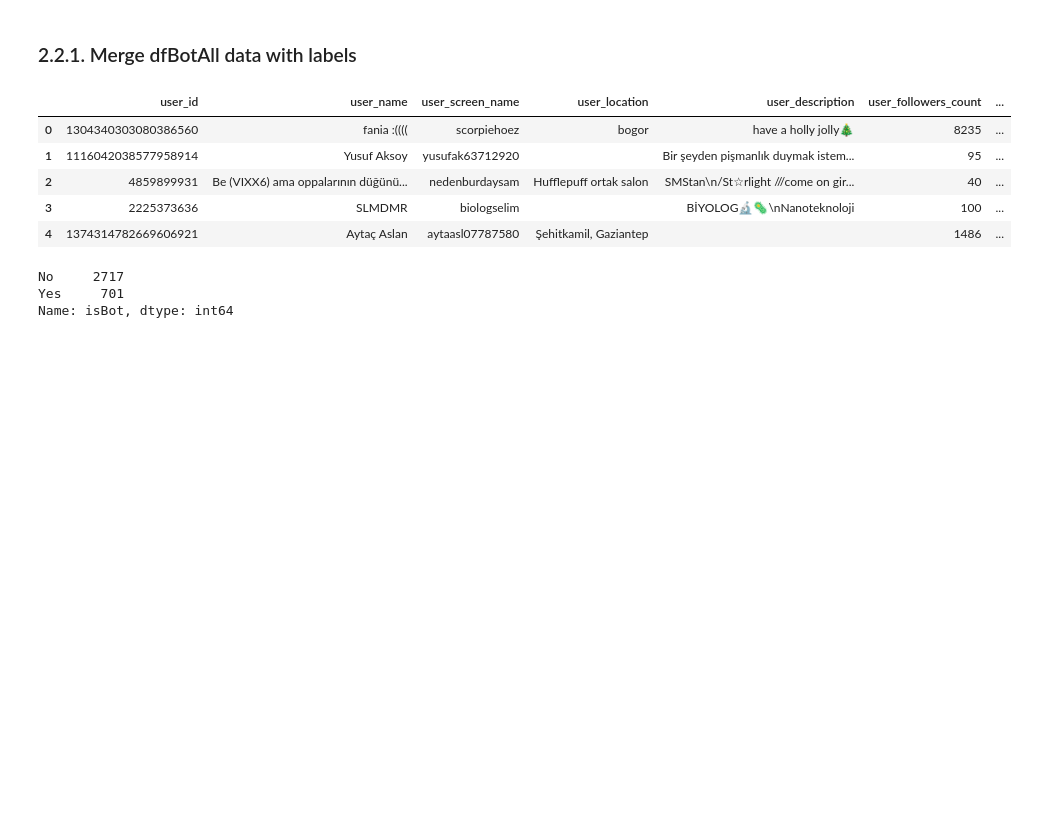
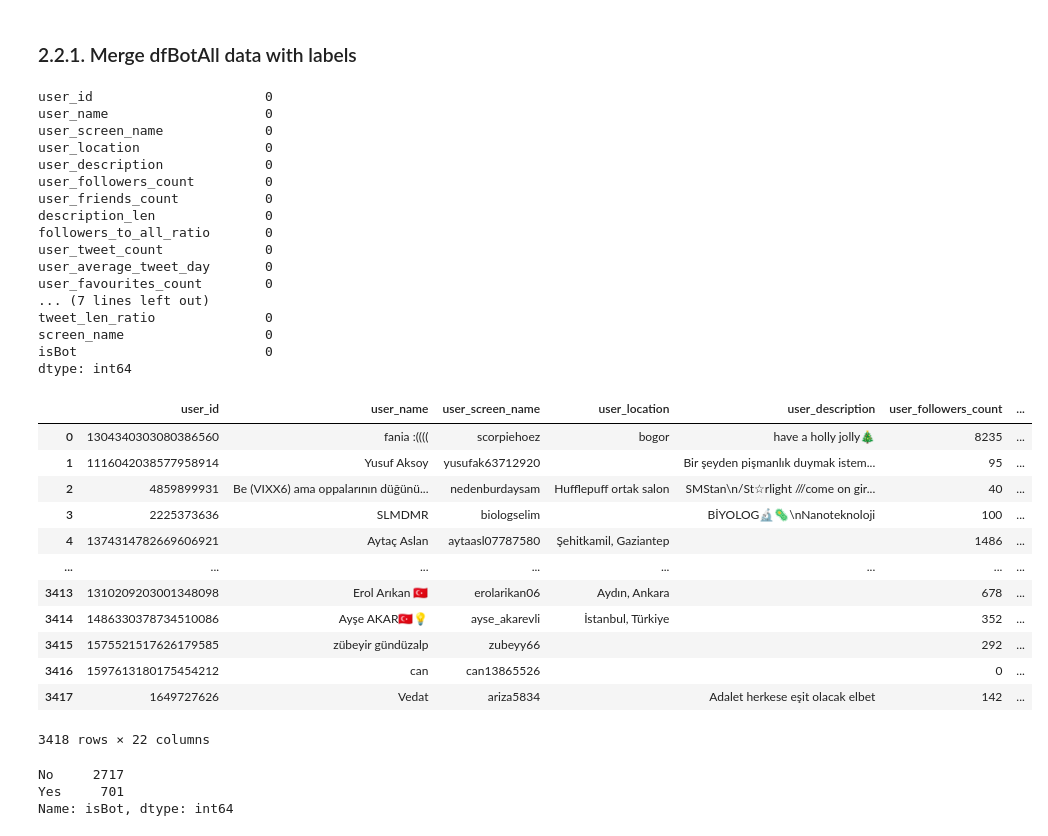
Before and after one commit to gorkemyar/Bot-or-Political-Project, a Jupyter notebook: proje.ipynb, the cells around one changed output. Cells and saved outputs as stored; diff of their text form; code cells hidden in the pictures; blank space fills up the shorter version.

Commit message:
second round

```diff
--- a/proje.ipynb
+++ b/proje.ipynb
@@ -23,9 +21,9 @@ Error:
 # %% [markdown]
 ## 0.2. DEFINE VARIABLES
 # %%
-DATA_PATH = '/Users/gorkemyar/Desktop/CS412/'
+DATA_PATH = r'C:\Users\rebah\Desktop\CS_S03E02\CS 412\408 Project\Bot-or-Political-Project\\'
 
-ROUND = 1 # This project will have 3 rounds of predictions: 1,2,3
+ROUND = 2 # This project will have 3 rounds of predictions: 1,2,3
 STUDENT_ID = '27970'#'<insert-your-id-here>'
 PROJECT_CODE = 'CS4123fa87858939a'#'<insert-your-code-here>' # Same code for the annotation eg. CS412xxxxx
 # %% [markdown]
@@ -209,18 +213,20 @@ def total_interactions(retweet_count, favorite_count):
 # %%
 def is_retweeted_user_politician(username):
 
-    political_figures = ['rterdogan', 'mansuryavas06', 'ekrem_imamoglu', 'dbdevletbahceli', 'meral_aksener', 'kilicdarogluk',
-                        'drfahrettinkoca', 'suleymansoylu', 'umitozdag', 'vekilince', 't_karamollaoglu', 'dogu_perincek',
-                        'vedatbilgn', 'ahmet_davutoglu', 'fuatoktay', 'fahrettinaltun', 'nureddinnebati', 'vahitkirisci',
-                        'akparti', '06melihgokcekvatan', 'türkiye', 'parti', 'bayrak', 'millet', 'CHP', 'AKP', 'iyi parti',
-                        'allah', 'din', 'türk', 'demokrasi', 'devlet', 'meclispolitika', 'oy', 'seçim', 'cumhuriyet', 'adalet',
-                        'haksızlık', 'ekonomi', 'sağlık', 'eğitim', 'hak', 'dolar', 'atama', 'kadro', 'milletvekili', 'ülke',
-                        'bakan', '06melihgokcek', 'tcbestepe', 'varank', 'bekirpakdemirli', 'akaraismailoglu', 'alpayozalan35',
-                        'kasapoglu', 'murat_kurum', 'tc_icisleri', 'akkadinistanbul', 'herkesicinchp', 'ibbhabercomtr', 'mevlutcavusoglu',
-                        'tcbuyuksehir', 'mhp_bilgi', 'deryayanikashb', 'erkankandemir', 'ayyildirim1', 'rtedijital', 'azpresident',
-                        'aysekesir', 'abdulhamitgul', 'gergerliogluof', 'tc_disisleri', 'rbklndr', 'osmannnurika', 'mehmedmus',
-                        'gazetesozcu', 'omerrcelik', 'e_semihyalcin', 'mehmetay01', 'fatmasahin', 'yildiraycicek9', 'csbgovtr',
-                        'ahmetsceylan', 'tokcem', 'muratsahin2023', 'ziyaselcuk', 'fatih_donmez']
+
+    political_figures = ['rterdogan', 'mansuryavas06', 'ekrem_imamoglu', 'dbdevletbahceli', 'meral_aksener', 'kilicdarogluk', 'drfahrettinkoca',
+    'suleymansoylu', 'umitozdag', 'vekilince', 't_karamollaoglu', 'dogu_perincek', 'vedatbilgn', 'ahmet_davutoglu', 'fuatoktay', 'fahrettinaltun',
+    'nureddinnebati', 'vahitkirisci', 'akparti', '06melihgokcekvatan', 'CHP', 'AKP', 'iyi parti', 'meclispolitika', '06melihgokcek', 'tcbestepe',
+    'varank', 'bekirpakdemirli', 'akaraismailoglu', 'alpayozalan35', 'kasapoglu', 'murat_kurum', 'tc_icisleri', 'akkadinistanbul', 'herkesicinchp',
+     'ibbhabercomtr', 'mevlutcavusoglu', 'tcbuyuksehir', 'mhp_bilgi', 'deryayanikashb', 'erkankandemir', 'ayyildirim1', 'rtedijital', 'azpresident',
+     'aysekesir', 'abdulhamitgul', 'gergerliogluof', 'tc_disisleri', 'rbklndr', 'osmannnurika', 'mehmedmus', 'gazetesozcu', 'omerrcelik', 'e_semihyalcin',
+     'mehmetay01', 'fatmasahin', 'yildiraycicek9', 'csbgovtr', 'ahmetsceylan', 'tokcem', 'muratsahin2023', 'ziyaselcuk', 'fatih_donmez', 'RT_Erdogan',
+     'CemilCicekTBMM', 'Y_Akdogan', 'BuGedikli', 'emrullahisler', 'Salih_Kapusuz', 'MevlutCavusoglu', 'memetsimsek', 'Vahit_Kiler', 'bulent_arinc',
+     'salimuslu_', 'ZeybekciNihat', 'mehmetmehdieker', 'MuezzinogluDR', 'DrRecepAkdag', 'Bakan_NabiAvci', 'eskoca26', 'hc_huseyincelik', 'samiltayyar27',
+     'caniklinurettin', 'erginsadullah', 'Nimet_Bas', 'idrisgulluce', 'BurhanKuzu', 'MA_Sahin', 'mustafaelitas', 'taneryildizetkb', 'Ahmet_Davutoglu',
+     'Recaiberber', 'NSBayraktar', 'Hayati_Yazici', 'Aysenurislam', 'ackilic76', 'suatkilic', 'ismetyilmaz58', 'csgbfarukcelik', 'farukozaktrb',
+     'KoksalToptan', 'MSErdinc', 'necdetunuvar', 'VeyselEroglu', 'halilurun', 'tulayselamoglu', 'seyitsertcelik', 'AliAYDINLIOLU', 'mustafaatas',
+     'aberatconkar', 'halideincekara', 'HARUNKARACA1', 'BelmaSatir', 'Nesrin_ulema', 'muzafferyurttas', 'yukselozden', 'selvi_51', 'aliihsanyavuz54', 'TBMMGenelKurulu']
 
     is_politician = 0;
 
@@ -629,6 +635,14 @@ dfBotTweets
 dfBotAll = dfBot.merge(dfBotTweets,
                        how='left')
 
+dfBotAll['retweet_total_ratio'].fillna(dfBotAll['retweet_total_ratio'].mean(), inplace=True)
+dfBotAll['num_median_favorites'].fillna(dfBotAll['num_median_favorites'].mean(), inplace=True)
+dfBotAll['num_of_tweets'].fillna(dfBotAll['num_of_tweets'].mean(), inplace=True)
+dfBotAll['unique_tweet_ratio'].fillna(dfBotAll['unique_tweet_ratio'].mean(), inplace=True)
+dfBotAll['mention_ratio'].fillna(dfBotAll['mention_ratio'].mean(), inplace=True)
+dfBotAll['hashtag_ratio'].fillna(dfBotAll['hashtag_ratio'].mean(), inplace=True)
+dfBotAll['retweet_unique_user_ratio'].fillna(dfBotAll['retweet_unique_user_ratio'].mean(), inplace=True)
+dfBotAll['tweet_len_ratio'].fillna(dfBotAll['tweet_len_ratio'].mean(), inplace=True)
 
 print(dfBotAll.isna().sum())
 #dfBotAll[['retweet_total_ratio', 'num_median_favorites', 'hashtag_ratio', 'tweet_len_ratio', 'unique_tweet_ratio']] = dfBotAll[['retweet_total_ratio', 'num_median_favorites','hashtag_ratio', 'tweet_len_ratio', 'unique_tweet_ratio']].fillna(0)
@@ -946,16 +953,40 @@ dfBotAll.user_screen_name = dfBotAll.user_screen_name.str.lower()
 # %%
 dfBotAll_train = dfBotAll.merge(trainingUserDf,
                                left_on='user_screen_name',
                                right_on='screen_name')
-dfBotAll_train = dfBotAll_train.dropna()
-dfBotAll_train.head(5)
+print(dfBotAll_train.isna().sum())
+dfBotAll_train
 # %% [output]
+user_id                      0
+user_name                    0
+user_screen_name             0
+user_location                0
+user_description             0
+user_followers_count         0
+user_friends_count           0
+description_len              0
+followers_to_all_ratio       0
+user_tweet_count             0
+user_average_tweet_day       0
+user_favourites_count        0
+... (7 lines left out)
+tweet_len_ratio              0
+screen_name                  0
+isBot                        0
+dtype: int64
 |  | user_id | user_name | user_screen_name | user_location | user_description | user_followers_count | ... |
 | 0 | 1304340303080386560 | fania :(((( | scorpiehoez | bogor | have a holly jolly🎄 | 8235 | ... |
 | 1 | 1116042038577958914 | Yusuf Aksoy | yusufak63712920 |  | Bir şeyden pişmanlık duymak istem... | 95 | ... |
 | 2 | 4859899931 | Be (VIXX6) ama oppalarının düğünü... | nedenburdaysam | Hufflepuff ortak salon | SMStan\n/St☆rlight ///come on gir... | 40 | ... |
 | 3 | 2225373636 | SLMDMR | biologselim |  | BİYOLOG🔬🦠\nNanoteknoloji | 100 | ... |
 | 4 | 1374314782669606921 | Aytaç Aslan | aytaasl07787580 | Şehitkamil, Gaziantep |  | 1486 | ... |
+| ... | ... | ... | ... | ... | ... | ... | ... |
+| 3413 | 1310209203001348098 | Erol Arıkan 🇹🇷 | erolarikan06 | Aydın, Ankara |  | 678 | ... |
+| 3414 | 1486330378734510086 | Ayşe AKAR🇹🇷💡 | ayse_akarevli | İstanbul, Türkiye |  | 352 | ... |
+| 3415 | 1575521517626179585 | zübeyir gündüzalp | zubeyy66 |  |  | 292 | ... |
+| 3416 | 1597613180175454212 | can | can13865526 |  |  | 0 | ... |
+| 3417 | 1649727626 | Vedat | ariza5834 |  | Adalet herkese eşit olacak elbet | 142 | ... |
+3418 rows × 22 columns
 # %%
 trainingUserDf.isBot.value_counts()
 # %% [output]
```
Also changed, not shown: parts of 17 cells of this notebook, 3 other files.
